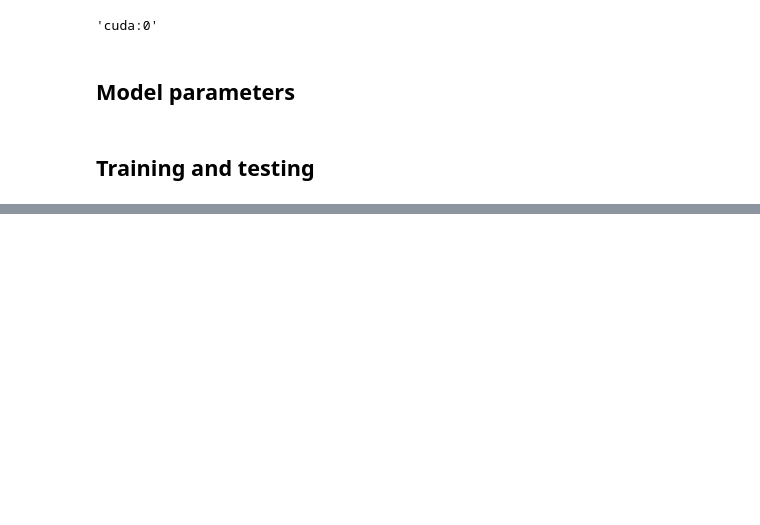
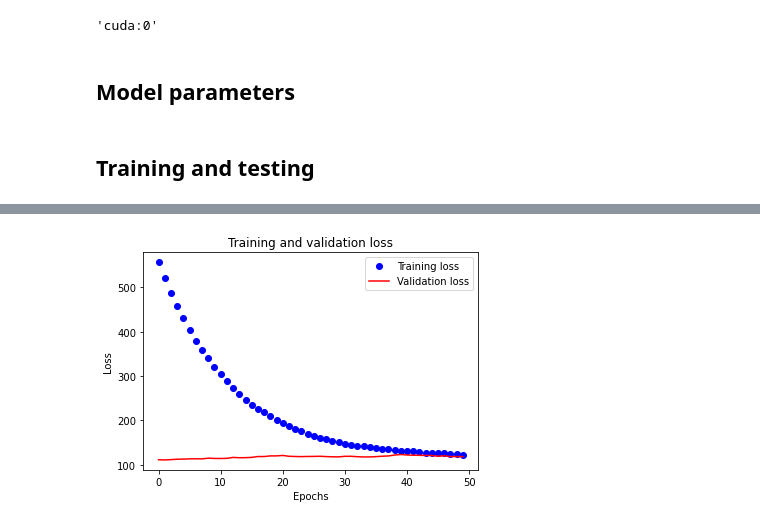
Before and after one commit to shinobu9/drafts, a Jupyter notebook: VAE-Copy1.ipynb, the cells around one changed output, grey strips where cells are left out. Drawn from its saved outputs; the diff is of its cells as text; code cells hidden in the pictures; blank space fills up the shorter version.

```diff
--- a/VAE-Copy1.ipynb
+++ b/VAE-Copy1.ipynb
@@ -287,0 +349,17 @@ def train(epoch): # iterations are outside the function
+# %%
+def plot_losses(history):
+#     plt.clf()
+    loss_values = smooth_curve(history['train'])
+    val_loss_values = smooth_curve(history['test'])
+    epochs = np.arange(len(loss_values))
+    plt.plot(epochs, loss_values, 'bo', label='Training loss')
+    plt.plot(epochs, val_loss_values, 'r', label='Validation loss')
+    plt.title('Training and validation loss')
+    plt.xlabel('Epochs')
+    plt.ylabel('Loss')
+    plt.legend()
+    plt.show()
+
+plot_losses(history)
+# %% [output]
+[figure, added]
```
Also changed, not shown: parts of 17 cells of this notebook, 13 other files.
